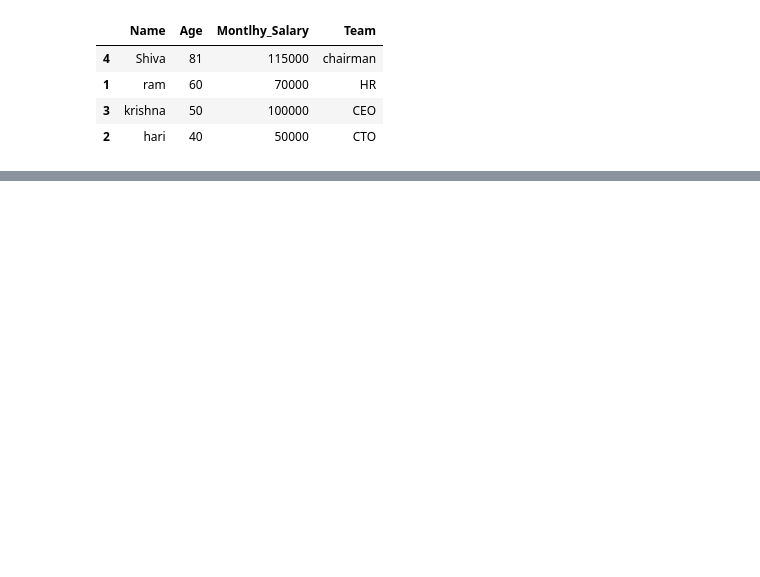
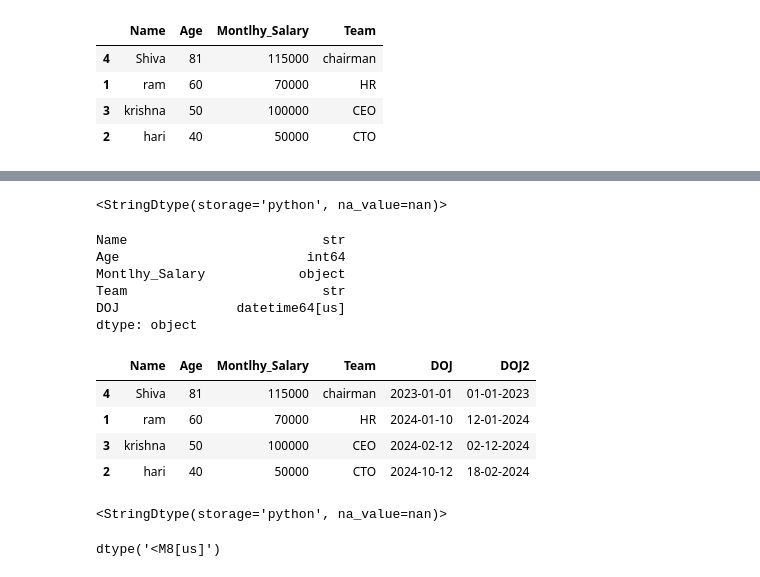
Before and after one commit to kaflebiplob/ML_BASICS, a Jupyter notebook: pandas_basic/pandas_basic_test.ipynb, the cells around one changed output, grey strips where cells are left out. Drawn from its saved outputs; the diff is of its cells as text; code cells hidden in the pictures; blank space fills up the shorter version.

Commit message:
feat: (pandas) implementing datetime operation in pandas

```diff
--- a/pandas_basic/pandas_basic_test.ipynb
+++ b/pandas_basic/pandas_basic_test.ipynb
@@ -272,3 +272,7 @@ df
 | 1 | ram | 60 | 70000 | HR |
 | 3 | krishna | 50 | 100000 | CEO |
 | 2 | hari | 40 | 50000 | CTO |
+# %%
+# Working with datetime values
+df['DOJ']=['2023-01-01','2024-01-10','2024-02-12','2024-10-12']
+df
@@ -274,0 +285,15 @@ df
+# %%
+df['DOJ'].dtype
+# %% [output]
+<StringDtype(storage='python', na_value=nan)>
+# %%
+df['DOJ'] = pd.to_datetime(df['DOJ'])
+# %%
+df.dtypes
+# %% [output]
+Name                         str
+Age                        int64
+Montlhy_Salary            object
+Team                         str
+DOJ               datetime64[us]
+dtype: object
@@ -274,0 +302,14 @@ df
+# %%
+df1=df
+# %%
+df1
+# %% [output]
+|  | Name | Age | Montlhy_Salary | Team | DOJ | DOJ2 |
+| 4 | Shiva | 81 | 115000 | chairman | 2023-01-01 | 01-01-2023 |
+| 1 | ram | 60 | 70000 | HR | 2024-01-10 | 12-01-2024 |
+| 3 | krishna | 50 | 100000 | CEO | 2024-02-12 | 02-12-2024 |
+| 2 | hari | 40 | 50000 | CTO | 2024-10-12 | 18-02-2024 |
+# %%
+df1['DOJ2'].dtypes
+# %% [output]
+<StringDtype(storage='python', na_value=nan)>
@@ -274,0 +318,4 @@ df
+# %%
+df1['DOJ2'].dtypes
+# %% [output]
+dtype('<M8[us]')
```
Also changed, not shown: parts of 8 cells of this notebook.
